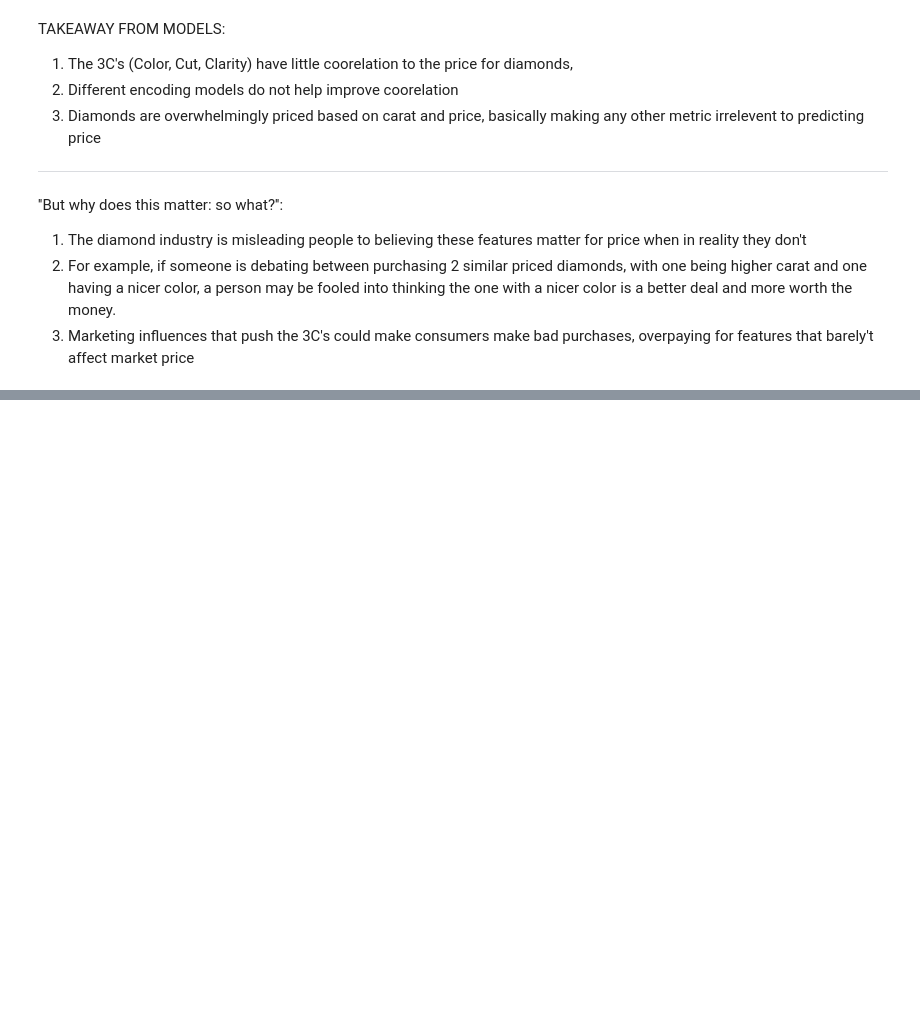
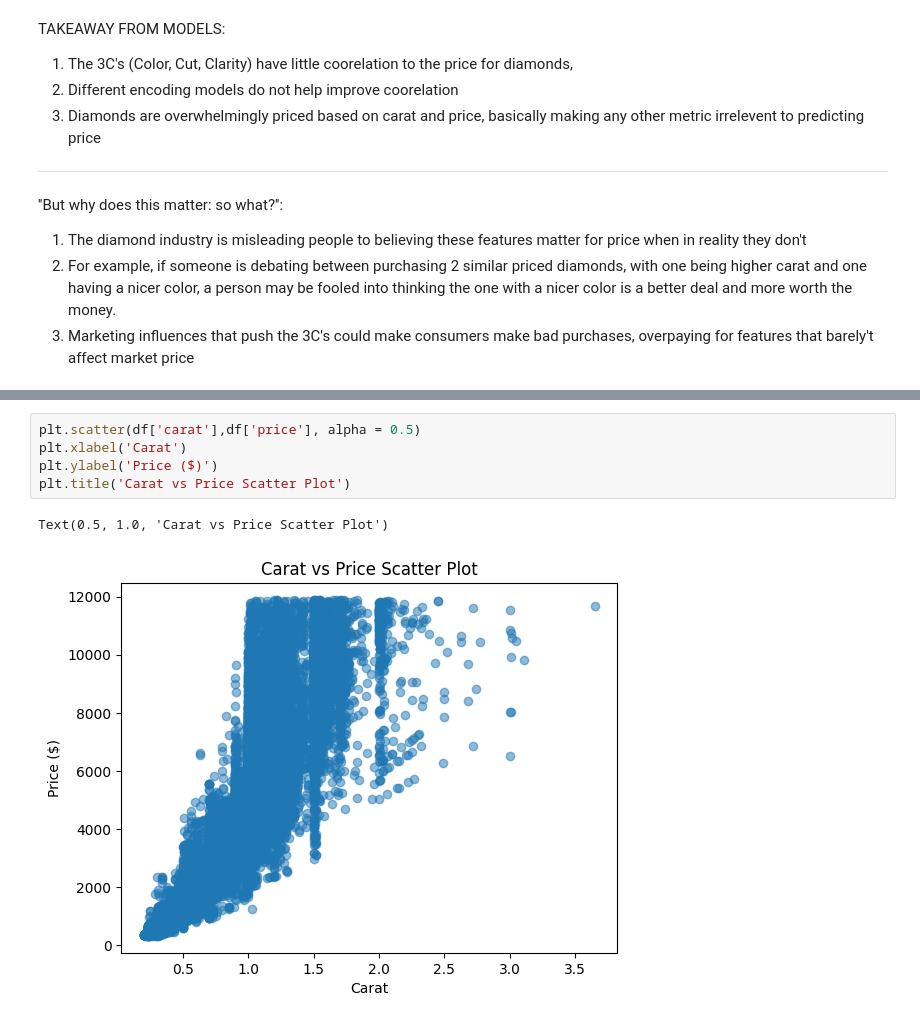
Before and after one commit to AvyayaJha/Diamonds-Research-Project, a Jupyter notebook: Diamonds_Research_Project.ipynb, the cells around one changed output, grey strips where cells are left out. Saved outputs shown, nothing was run; the diff lists cells and outputs as text; blank space fills up the shorter version.

```diff
--- a/Diamonds_Research_Project.ipynb
+++ b/Diamonds_Research_Project.ipynb
@@ -706,0 +735,8 @@ TAKEAWAY FROM MODELS:
+# %%
+plt.scatter(df['carat'],df['price'], alpha = 0.5)
+plt.xlabel('Carat')
+plt.ylabel('Price ($)')
+plt.title('Carat vs Price Scatter Plot')
+# %% [output]
+Text(0.5, 1.0, 'Carat vs Price Scatter Plot')
+[figure, added]
```
Also changed, not shown: parts of 8 cells of this notebook.
